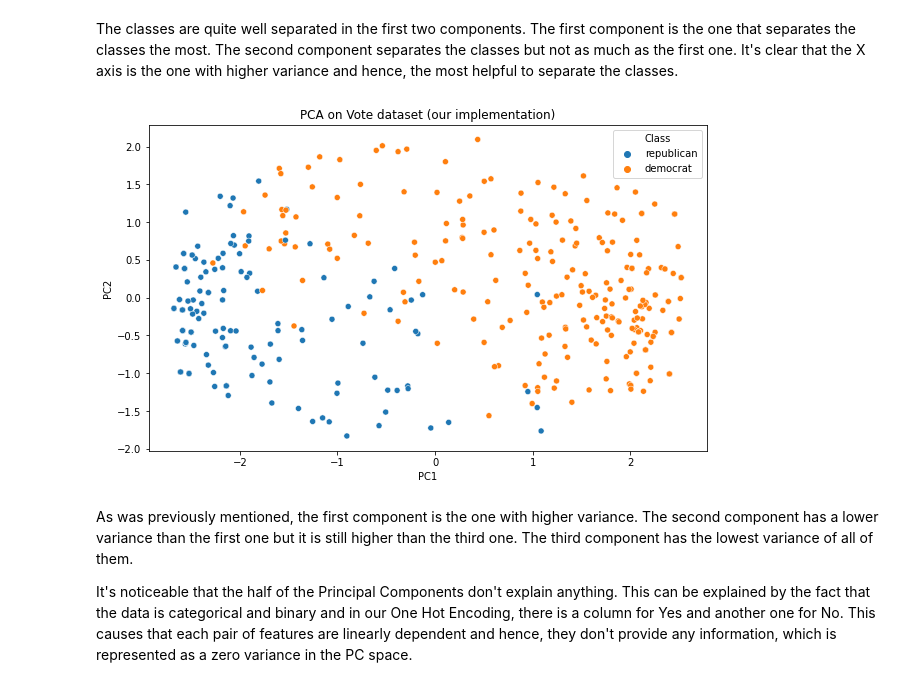
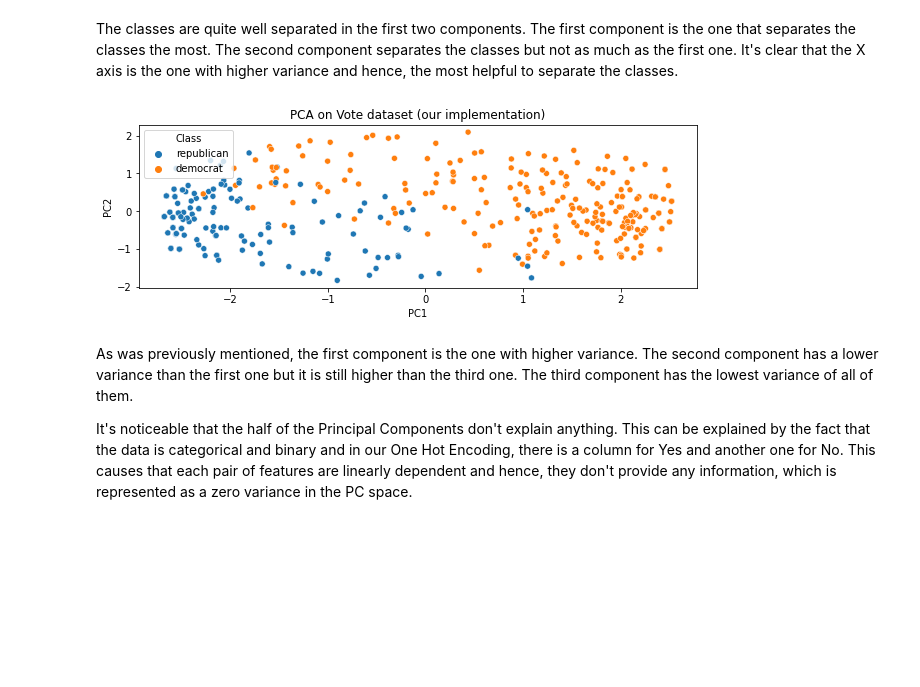
Before and after one commit to BecTome/IML-Lab2-Visualization, a Jupyter notebook: notebooks/PCA/PCA-vote.ipynb, the cells around one changed output. Drawn from its saved outputs; the diff is of its cells as text; code cells hidden in the pictures; blank space fills up the shorter version.

```diff
--- a/notebooks/PCA/PCA-vote.ipynb
+++ b/notebooks/PCA/PCA-vote.ipynb
@@ -74,14 +73,14 @@ The classes are quite well separated in the first two components. The first comp
 # %%
 # Plot
 import seaborn as sns
-plt.figure(figsize=(10, 6))
+plt.figure(figsize=(10, 3))
 sns.scatterplot(x='PC1', y='PC2', hue='Class', data=df_pca)
 plt.title("PCA on Vote dataset (our implementation)")
 plt.xlabel("PC1")
 plt.ylabel("PC2")
 plt.show()
 # %% [output]
-[figure, old version]
+[figure, new version]
 # %% [markdown]
 As was previously mentioned, the first component is the one with higher variance. The second component has a lower variance than the first one but it is still higher than the third one. The third component has the lowest variance of all of them.
 
```
Also changed, not shown: parts of 25 cells of this notebook, 31 other files.
